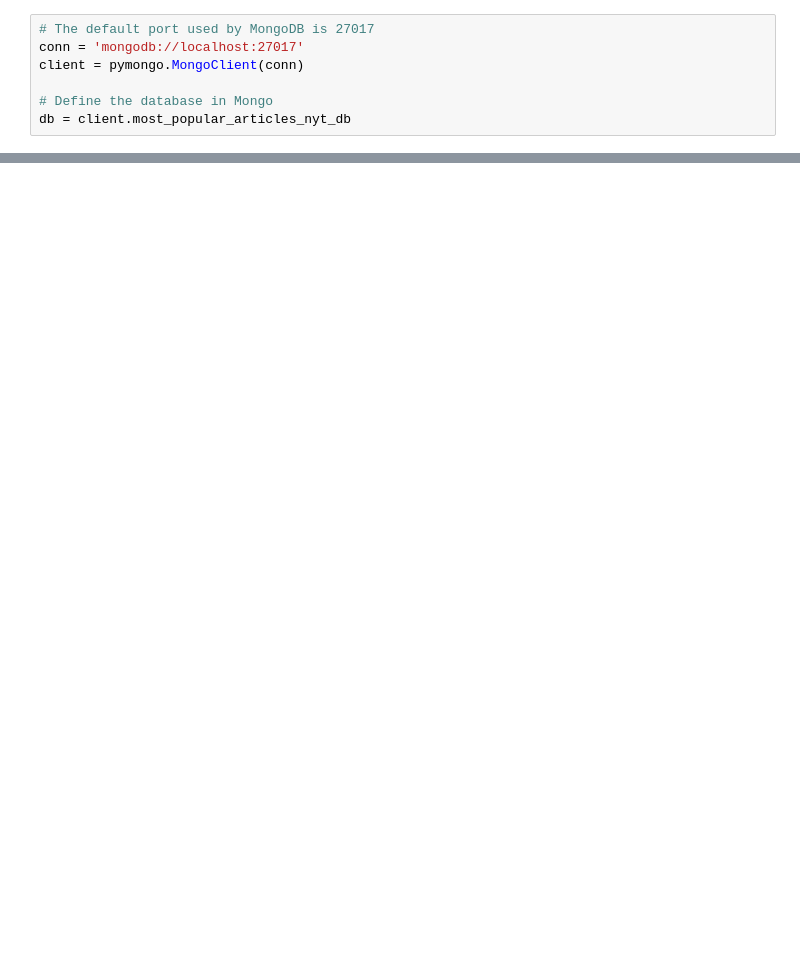
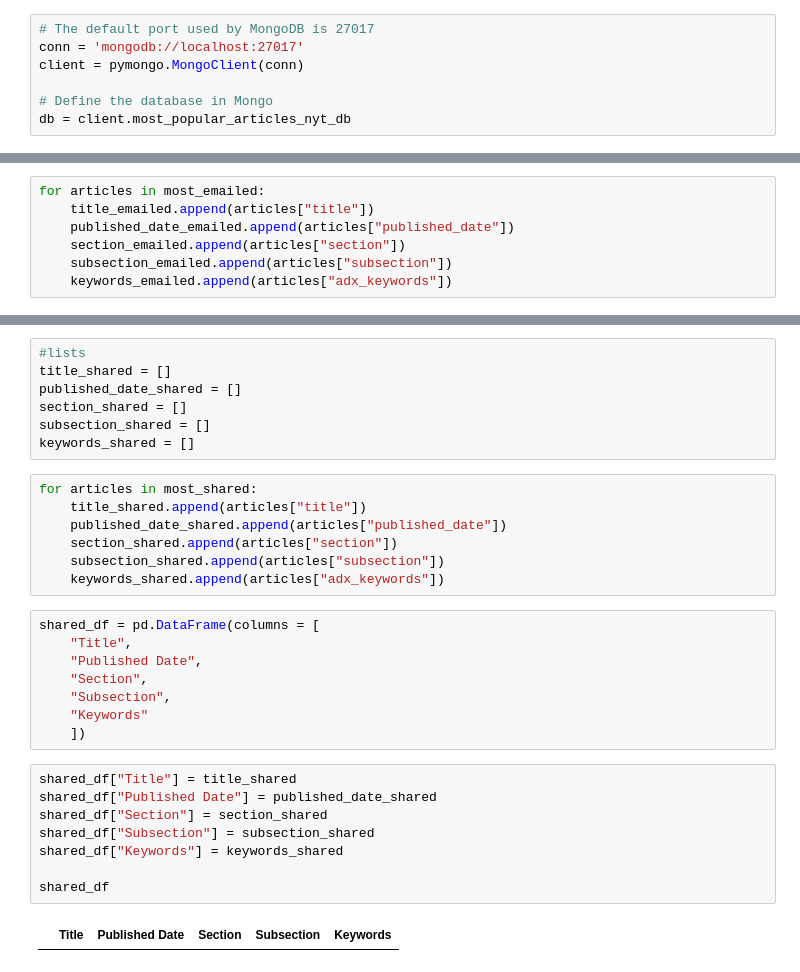
Before and after one commit to SanabuW/NYT-API-Analysis, a Jupyter notebook: lopespaula/pymongo_query.ipynb, the cells around one changed output, grey strips where cells are left out. Cells and saved outputs as stored; diff of their text form; blank space fills up the shorter version.

```diff
--- a/lopespaula/pymongo_query.ipynb
+++ b/lopespaula/pymongo_query.ipynb
@@ -61,0 +105,7 @@ for articles in most_emailed:
+# %%
+for articles in most_emailed:
+    title_emailed.append(articles["title"])
+    published_date_emailed.append(articles["published_date"])
+    section_emailed.append(articles["section"])
+    subsection_emailed.append(articles["subsection"])
+    keywords_emailed.append(articles["adx_keywords"])
@@ -85,2 +153,34 @@ for articles in most_shared:
  'title': 'Prosecution rests, saying if Trump is not convicted, it sets ‘a new '
           'terrible standard for presidential misconduct.’'}
+# %%
+#lists
+title_shared = []
+published_date_shared = []
+section_shared = []
+subsection_shared = []
+keywords_shared = []
+# %%
+for articles in most_shared:
+    title_shared.append(articles["title"])
+    published_date_shared.append(articles["published_date"])
+    section_shared.append(articles["section"])
+    subsection_shared.append(articles["subsection"])
+    keywords_shared.append(articles["adx_keywords"])
+# %%
+shared_df = pd.DataFrame(columns = [
+    "Title",
+    "Published Date",
+    "Section",
+    "Subsection",
+    "Keywords"
+    ])
+# %%
+shared_df["Title"] = title_shared
+shared_df["Published Date"] = published_date_shared
+shared_df["Section"] = section_shared
+shared_df["Subsection"] = subsection_shared
+shared_df["Keywords"] = keywords_shared
+
+shared_df
+# %% [output]
+|  | Title | Published Date | Section | Subsection | Keywords |
```
Also changed, not shown: parts of 12 cells of this notebook, 4 other files.
